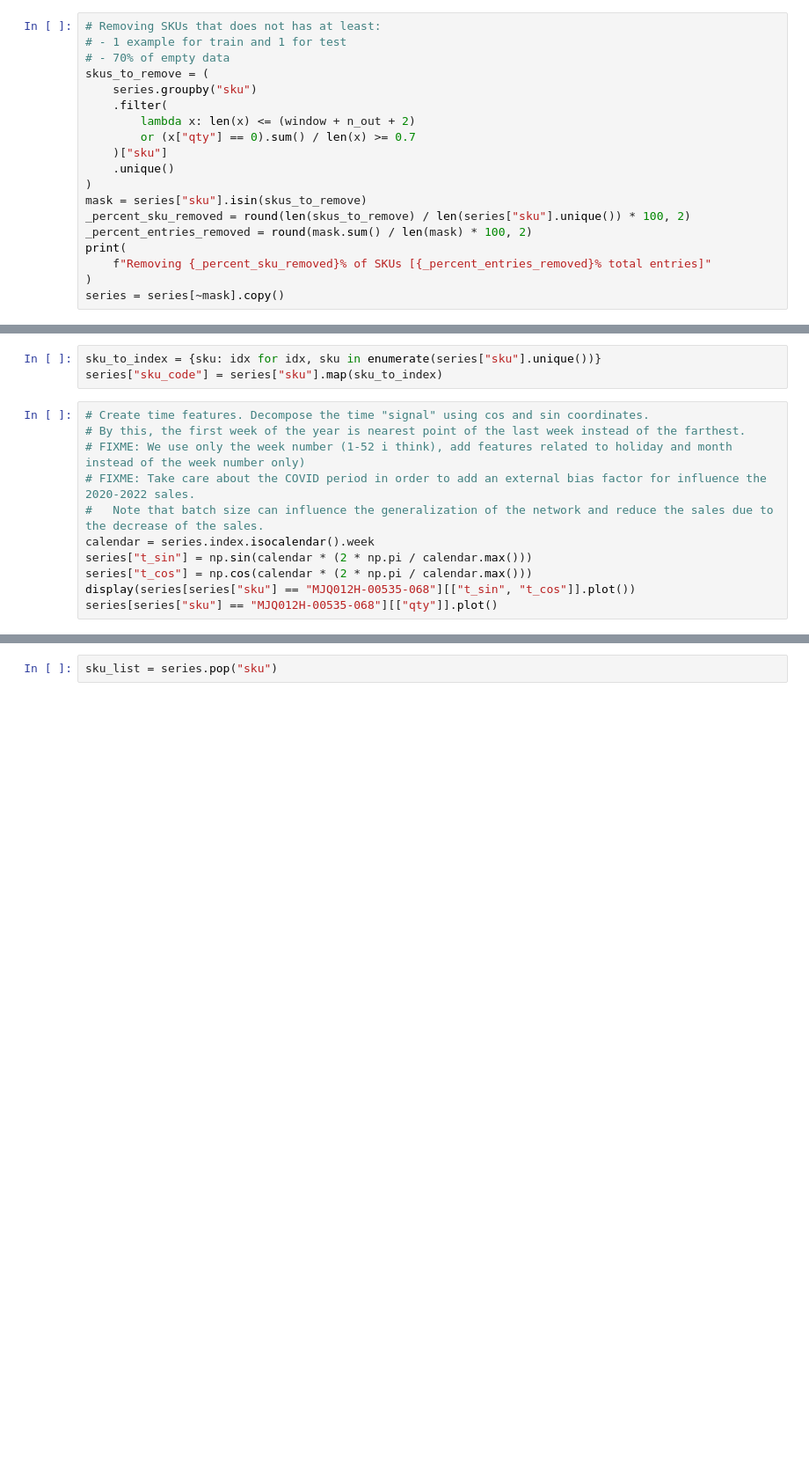
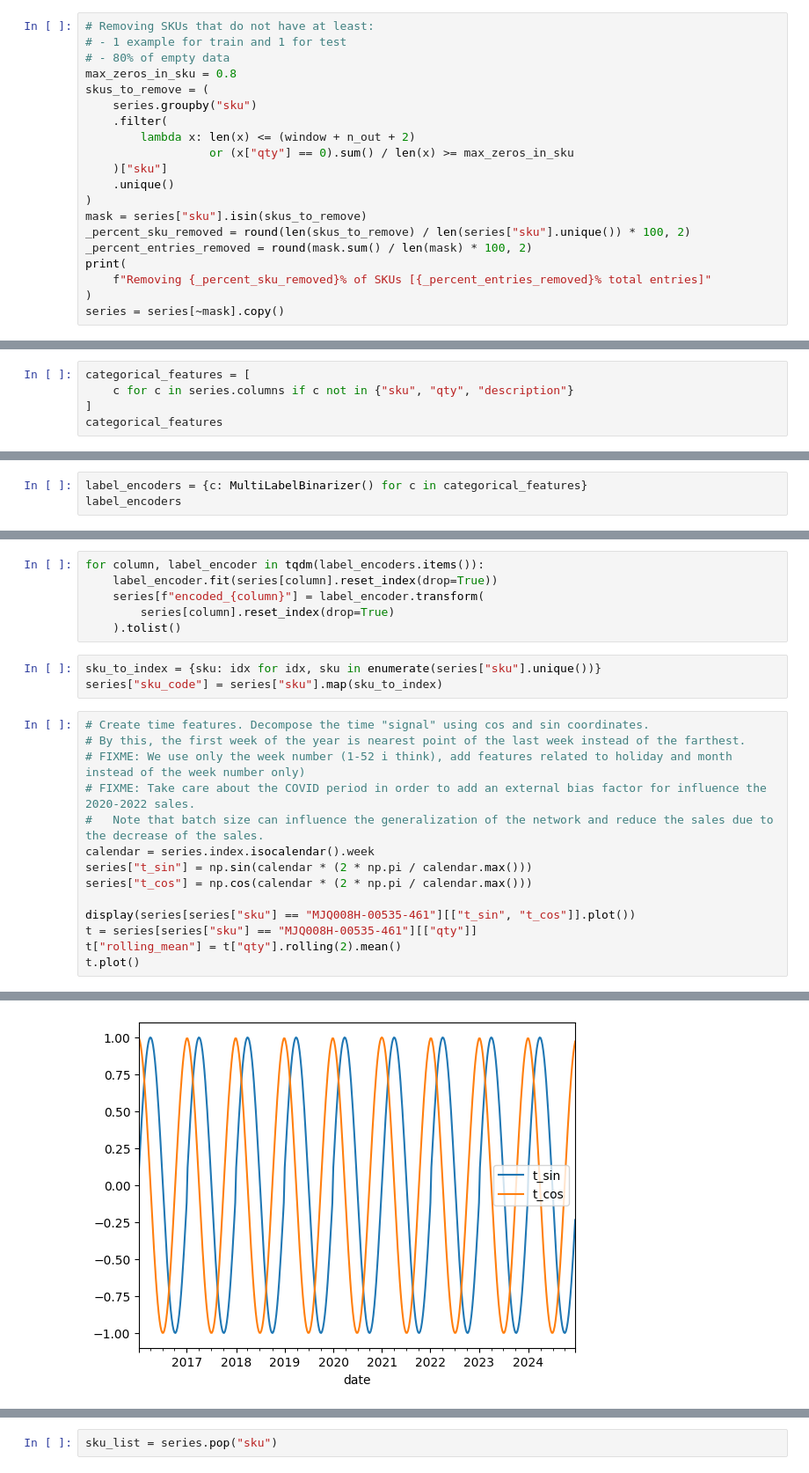
Before and after one commit to alessiosavi/demand-forecast, a Jupyter notebook: sales_v2.ipynb, the cells around one changed output, grey strips where cells are left out. Shown: that part at 88% size. Cells and saved outputs as stored; diff of their text form; blank space fills up the shorter version.

Commit message:
- Refactor code - Time series dataset is now able to deal with categories - Quantity features is now scaled using `StandardScaler` of sklearn

```diff
--- a/sales_v2.ipynb
+++ b/sales_v2.ipynb
@@ -236,13 +231,14 @@ window = 52
 n_out = 8
 # %%
-# Removing SKUs that does not has at least:
+# Removing SKUs that do not have at least:
 # - 1 example for train and 1 for test
-# - 70% of empty data
+# - 80% of empty data
+max_zeros_in_sku = 0.8
 skus_to_remove = (
     series.groupby("sku")
     .filter(
         lambda x: len(x) <= (window + n_out + 2)
-        or (x["qty"] == 0).sum() / len(x) >= 0.7
+                  or (x["qty"] == 0).sum() / len(x) >= max_zeros_in_sku
     )["sku"]
     .unique()
 )
@@ -275,0 +256,5 @@ series.sample(2).to_dict(orient="records")
+# %%
+categorical_features = [
+    c for c in series.columns if c not in {"sku", "qty", "description"}
+]
+categorical_features
@@ -275,0 +275,3 @@ series.sample(2).to_dict(orient="records")
+# %%
+label_encoders = {c: MultiLabelBinarizer() for c in categorical_features}
+label_encoders
@@ -276,3 +292,9 @@ series.sample(2).to_dict(orient="records")
+# %%
+for column, label_encoder in tqdm(label_encoders.items()):
+    label_encoder.fit(series[column].reset_index(drop=True))
+    series[f"encoded_{column}"] = label_encoder.transform(
+        series[column].reset_index(drop=True)
+    ).tolist()
 # %%
 sku_to_index = {sku: idx for idx, sku in enumerate(series["sku"].unique())}
 series["sku_code"] = series["sku"].map(sku_to_index)
@@ -285,5 +307,9 @@ series["sku_code"] = series["sku"].map(sku_to_index)
 calendar = series.index.isocalendar().week
 series["t_sin"] = np.sin(calendar * (2 * np.pi / calendar.max()))
 series["t_cos"] = np.cos(calendar * (2 * np.pi / calendar.max()))
-display(series[series["sku"] == "MJQ012H-00535-068"][["t_sin", "t_cos"]].plot())
-series[series["sku"] == "MJQ012H-00535-068"][["qty"]].plot()
+
+display(series[series["sku"] == "MJQ008H-00535-461"][["t_sin", "t_cos"]].plot())
+t = series[series["sku"] == "MJQ008H-00535-461"][["qty"]]
+t["rolling_mean"] = t["qty"].rolling(2).mean()
+t.plot()
+# %% [output]
@@ -289,0 +318 @@ series[series["sku"] == "MJQ012H-00535-068"][["qty"]].plot()
+[figure, added]
```
Also changed, not shown: parts of 39 cells of this notebook, 1 other file.
